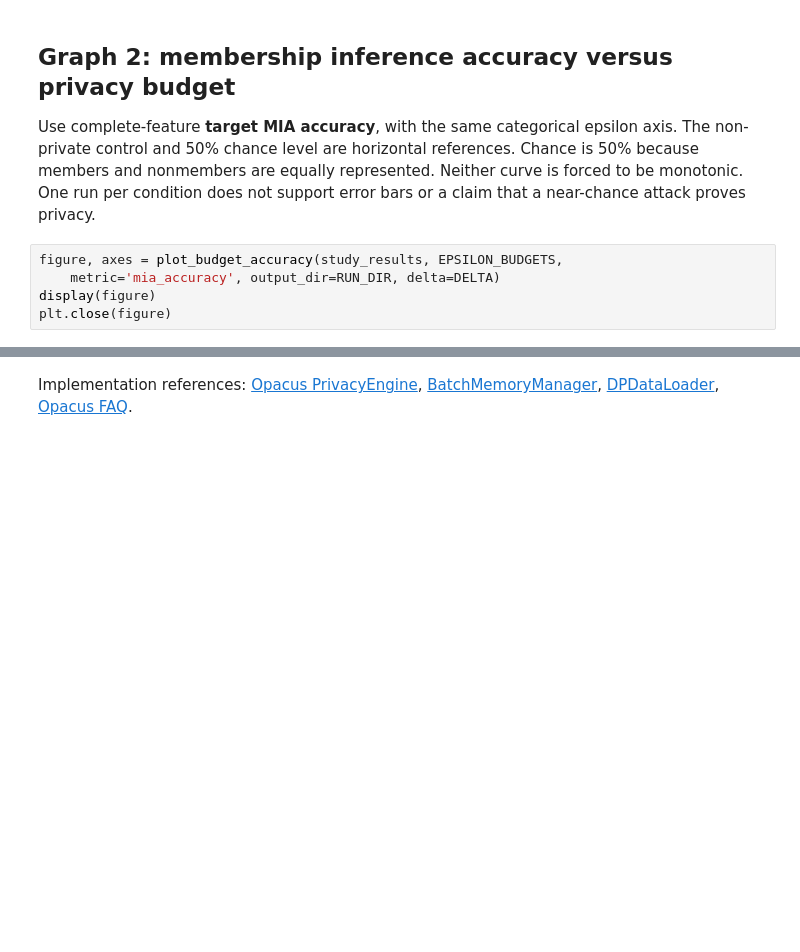
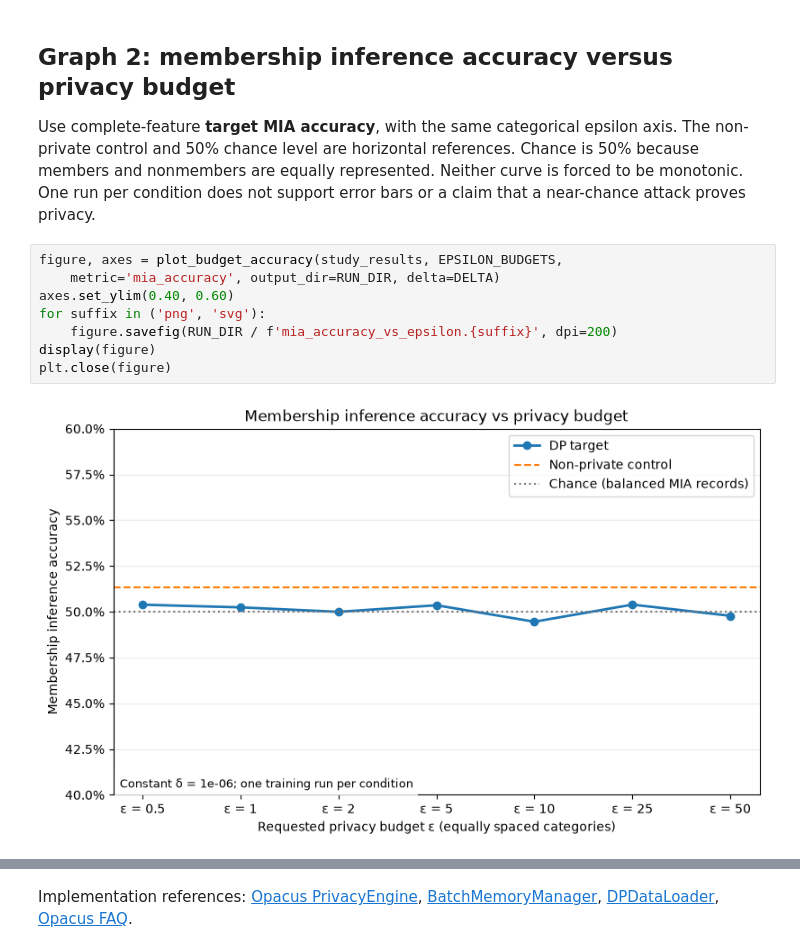
Before and after one commit to isyed-11/Uncertainity-Aware-MF-Mmebership-Inference-Attack, a Jupyter notebook: exp_4_differential_privacy_accuracy.ipynb, the cells around one changed output, grey strips where cells are left out. Drawn from its saved outputs; the diff is of its cells as text; blank space fills up the shorter version.

```diff
--- a/exp_4_differential_privacy_accuracy.ipynb
+++ b/exp_4_differential_privacy_accuracy.ipynb
@@ -381,8 +423,13 @@ bars or a claim that a near-chance attack proves privacy.
 # %%
 figure, axes = plot_budget_accuracy(study_results, EPSILON_BUDGETS,
     metric='mia_accuracy', output_dir=RUN_DIR, delta=DELTA)
+axes.set_ylim(0.40, 0.60)
+for suffix in ('png', 'svg'):
+    figure.savefig(RUN_DIR / f'mia_accuracy_vs_epsilon.{suffix}', dpi=200)
 display(figure)
 plt.close(figure)
+# %% [output]
+[figure, added]
 # %% [markdown]
 ## Save final research results and interpretation limits
 Save final CSV metrics, selected training histories, protocol and both graphs.
```
Also changed, not shown: parts of 11 cells of this notebook, 42 other files.
